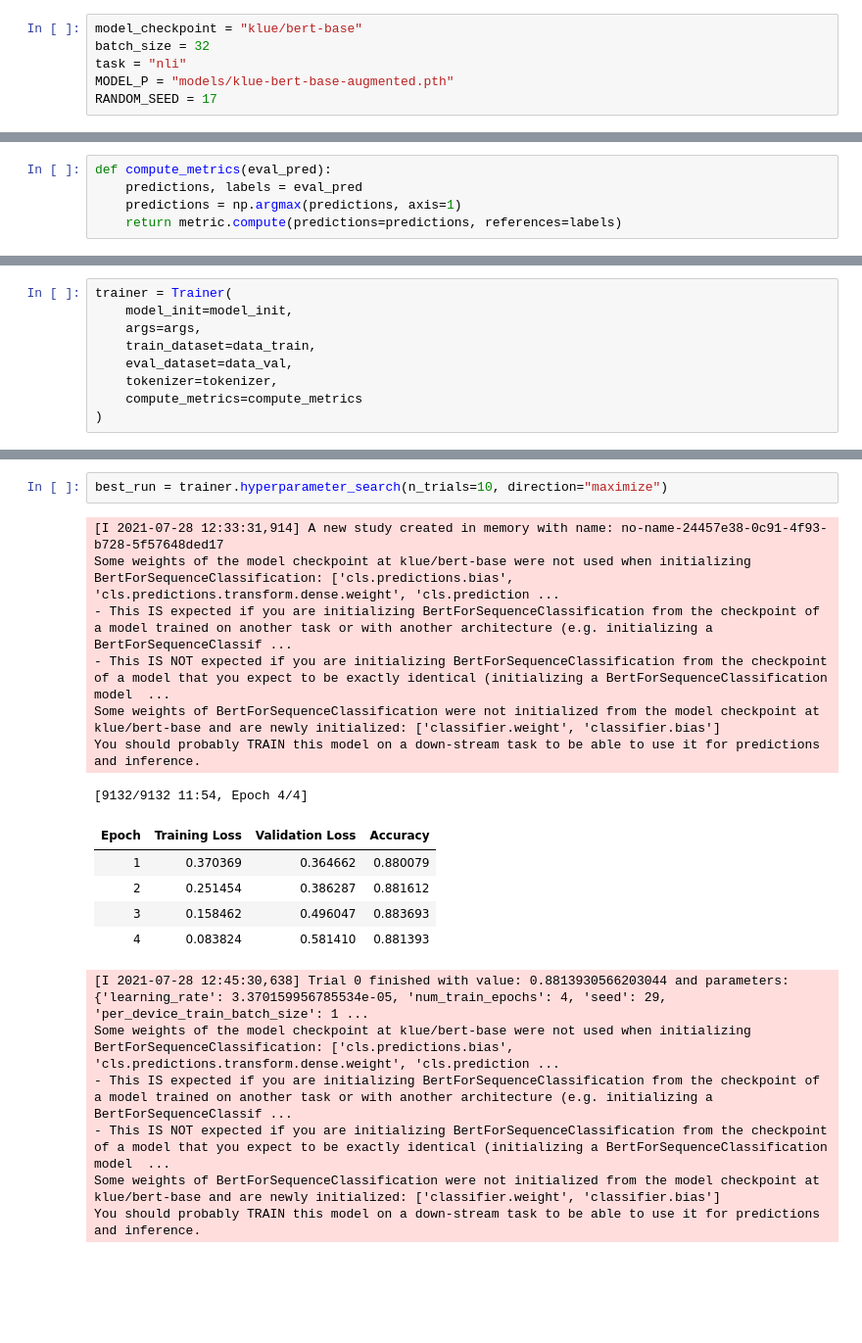
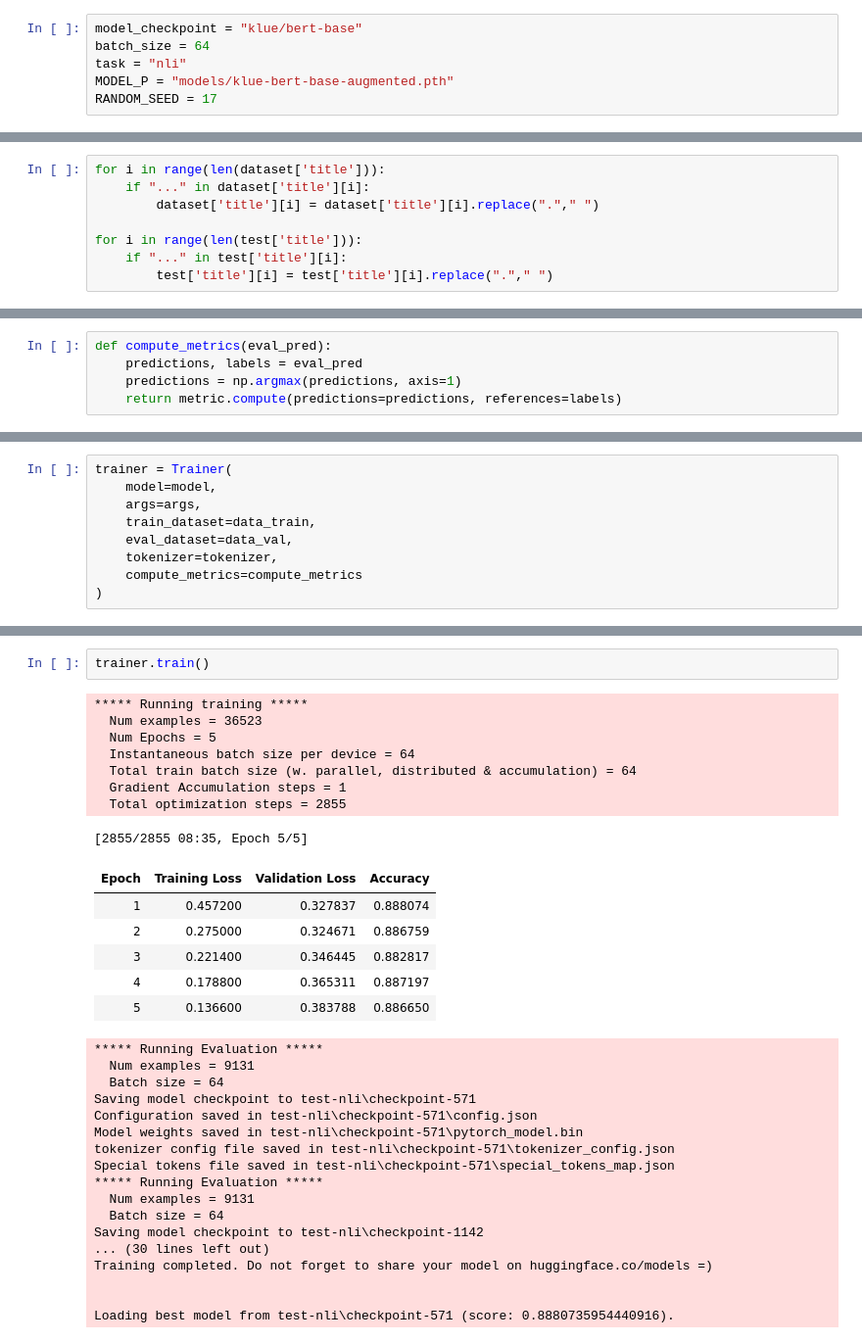
Before and after one commit to qkrwjdan/dacon_news_topic_clasiification, a Jupyter notebook: klue-bert-base.ipynb, the cells around one changed output, grey strips where cells are left out. Shown at 98% size. Cells and saved outputs as stored; diff of their text form; blank space fills up the shorter version.

```diff
--- a/klue-bert-base.ipynb
+++ b/klue-bert-base.ipynb
@@ -19,6 +31,6 @@ from torch.utils.data import Dataset, DataLoader
 # %%
 model_checkpoint = "klue/bert-base"
-batch_size = 32
+batch_size = 64
 task = "nli"
 MODEL_P = "models/klue-bert-base-augmented.pth"
 RANDOM_SEED = 17
@@ -27,3 +39,11 @@ tokenizer = AutoTokenizer.from_pretrained(model_checkpoint, use_fast=True)
 # %%
 dataset = pd.read_csv("data/train_data.csv",index_col=False)
 test = pd.read_csv("data/test_data.csv",index_col=False)
+# %%
+for i in range(len(dataset['title'])):
+    if "..." in dataset['title'][i]:
+        dataset['title'][i] = dataset['title'][i].replace("."," ")
+
+for i in range(len(test['title'])):
+    if "..." in test['title'][i]:
+        test['title'][i] = test['title'][i].replace("."," ")
@@ -116,6 +136,6 @@ Requirement already satisfied: python-dateutil>=2.7.3 in ./venv/lib/python3.6/si
 # %%
 trainer = Trainer(
-    model_init=model_init,
+    model=model,
     args=args,
     train_dataset=data_train,
     eval_dataset=data_val,
@@ -131,21 +145,34 @@ You should probably TRAIN this model on a down-stream task to be able to use it
 # %%
-best_run = trainer.hyperparameter_search(n_trials=10, direction="maximize")
+trainer.train()
 # %% [output]
-[I 2021-07-28 12:33:31,914] A new study created in memory with name: no-name-24457e38-0c91-4f93-b728-5f57648ded17
-Some weights of the model checkpoint at klue/bert-base were not used when initializing BertForSequenceClassification: ['cls.predictions.bias', 'cls.predictions.transform.dense.weight', 'cls.prediction ...
-- This IS expected if you are initializing BertForSequenceClassification from the checkpoint of a model trained on another task or with another architecture (e.g. initializing a BertForSequenceClassif ...
-- This IS NOT expected if you are initializing BertForSequenceClassification from the checkpoint of a model that you expect to be exactly identical (initializing a BertForSequenceClassification model  ...
-Some weights of BertForSequenceClassification were not initialized from the model checkpoint at klue/bert-base and are newly initialized: ['classifier.weight', 'classifier.bias']
-You should probably TRAIN this model on a down-stream task to be able to use it for predictions and inference.
+***** Running training *****
+  Num examples = 36523
+  Num Epochs = 5
+  Instantaneous batch size per device = 64
+  Total train batch size (w. parallel, distributed & accumulation) = 64
+  Gradient Accumulation steps = 1
+  Total optimization steps = 2855
-[9132/9132 11:54, Epoch 4/4]
+[2855/2855 08:35, Epoch 5/5]
 | Epoch | Training Loss | Validation Loss | Accuracy |
-| 1 | 0.370369 | 0.364662 | 0.880079 |
-| 2 | 0.251454 | 0.386287 | 0.881612 |
-| 3 | 0.158462 | 0.496047 | 0.883693 |
-| 4 | 0.083824 | 0.581410 | 0.881393 |
+| 1 | 0.457200 | 0.327837 | 0.888074 |
+| 2 | 0.275000 | 0.324671 | 0.886759 |
+| 3 | 0.221400 | 0.346445 | 0.882817 |
+| 4 | 0.178800 | 0.365311 | 0.887197 |
+| 5 | 0.136600 | 0.383788 | 0.886650 |
-[I 2021-07-28 12:45:30,638] Trial 0 finished with value: 0.8813930566203044 and parameters: {'learning_rate': 3.370159956785534e-05, 'num_train_epochs': 4, 'seed': 29, 'per_device_train_batch_size': 1 ...
-Some weights of the model checkpoint at klue/bert-base were not used when initializing BertForSequenceClassification: ['cls.predictions.bias', 'cls.predictions.transform.dense.weight', 'cls.prediction ...
-- This IS expected if you are initializing BertForSequenceClassification from the checkpoint of a model trained on another task or with another architecture (e.g. initializing a BertForSequenceClassif ...
-- This IS NOT expected if you are initializing BertForSequenceClassification from the checkpoint of a model that you expect to be exactly identical (initializing a BertForSequenceClassification model  ...
-Some weights of BertForSequenceClassification were not initialized from the model checkpoint at klue/bert-base and are newly initialized: ['classifier.weight', 'classifier.bias']
-You should probably TRAIN this model on a down-stream task to be able to use it for predictions and inference.
+***** Running Evaluation *****
+  Num examples = 9131
+  Batch size = 64
+Saving model checkpoint to test-nli\checkpoint-571
+Configuration saved in test-nli\checkpoint-571\config.json
+Model weights saved in test-nli\checkpoint-571\pytorch_model.bin
+tokenizer config file saved in test-nli\checkpoint-571\tokenizer_config.json
+Special tokens file saved in test-nli\checkpoint-571\special_tokens_map.json
+***** Running Evaluation *****
+  Num examples = 9131
+  Batch size = 64
+Saving model checkpoint to test-nli\checkpoint-1142
+... (30 lines left out)
+Training completed. Do not forget to share your model on huggingface.co/models =)
+
+
+Loading best model from test-nli\checkpoint-571 (score: 0.8880735954440916).
```
Also changed, not shown: parts of 19 cells of this notebook, 15 other files.
